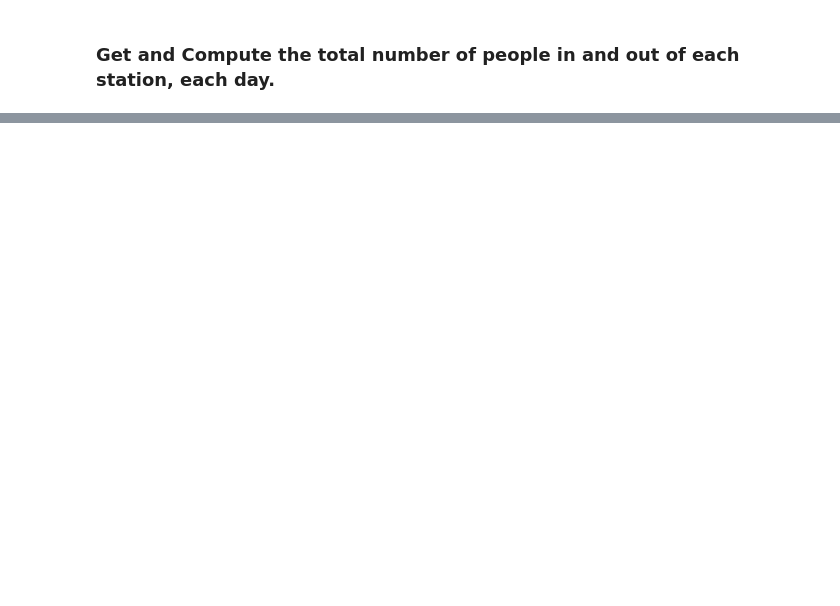
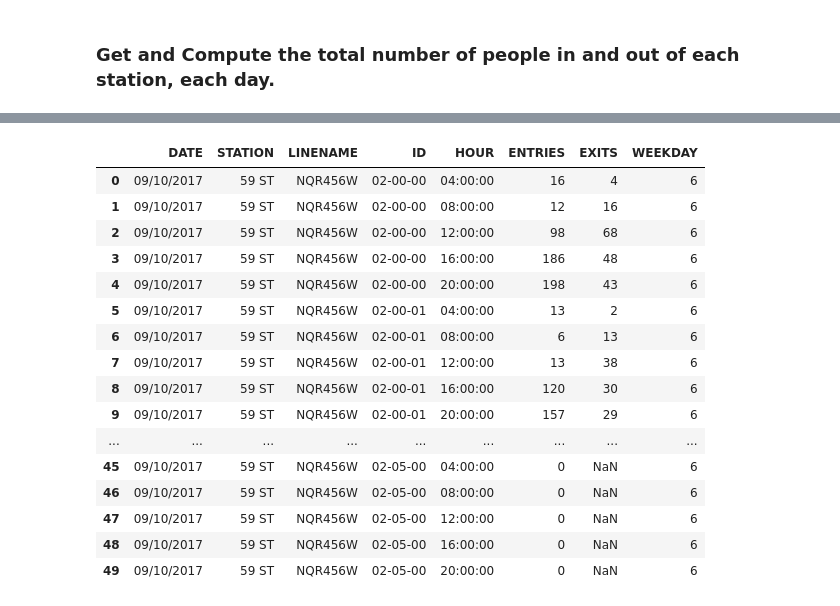
Before and after one commit to 1fmusic/MTABenson_metis, a Jupyter notebook: Project1_dfs_SKR.ipynb, the cells around one changed output, grey strips where cells are left out. Cells and saved outputs as stored; diff of their text form; code cells hidden in the pictures; blank space fills up the shorter version.

```diff
--- a/Project1_dfs_SKR.ipynb
+++ b/Project1_dfs_SKR.ipynb
@@ -136,3 +157,24 @@ shinyhappypeople
+# %%
+shinyhappypeople.head(50)
+#df_SS.tail()
+# %% [output]
+|  | DATE | STATION | LINENAME | ID | HOUR | ENTRIES | EXITS | WEEKDAY |
+| 0 | 09/10/2017 | 59 ST | NQR456W | 02-00-00 | 04:00:00 | 16 | 4 | 6 |
+| 1 | 09/10/2017 | 59 ST | NQR456W | 02-00-00 | 08:00:00 | 12 | 16 | 6 |
+| 2 | 09/10/2017 | 59 ST | NQR456W | 02-00-00 | 12:00:00 | 98 | 68 | 6 |
+| 3 | 09/10/2017 | 59 ST | NQR456W | 02-00-00 | 16:00:00 | 186 | 48 | 6 |
+| 4 | 09/10/2017 | 59 ST | NQR456W | 02-00-00 | 20:00:00 | 198 | 43 | 6 |
+| 5 | 09/10/2017 | 59 ST | NQR456W | 02-00-01 | 04:00:00 | 13 | 2 | 6 |
+| 6 | 09/10/2017 | 59 ST | NQR456W | 02-00-01 | 08:00:00 | 6 | 13 | 6 |
+| 7 | 09/10/2017 | 59 ST | NQR456W | 02-00-01 | 12:00:00 | 13 | 38 | 6 |
+| 8 | 09/10/2017 | 59 ST | NQR456W | 02-00-01 | 16:00:00 | 120 | 30 | 6 |
+| 9 | 09/10/2017 | 59 ST | NQR456W | 02-00-01 | 20:00:00 | 157 | 29 | 6 |
+| ... | ... | ... | ... | ... | ... | ... | ... | ... |
+| 45 | 09/10/2017 | 59 ST | NQR456W | 02-05-00 | 04:00:00 | 0 | NaN | 6 |
+| 46 | 09/10/2017 | 59 ST | NQR456W | 02-05-00 | 08:00:00 | 0 | NaN | 6 |
+| 47 | 09/10/2017 | 59 ST | NQR456W | 02-05-00 | 12:00:00 | 0 | NaN | 6 |
+| 48 | 09/10/2017 | 59 ST | NQR456W | 02-05-00 | 16:00:00 | 0 | NaN | 6 |
+| 49 | 09/10/2017 | 59 ST | NQR456W | 02-05-00 | 20:00:00 | 0 | NaN | 6 |
 # %%
 import pickle
 # to save a pickle file
```
Also changed, not shown: parts of 2 cells of this notebook.
